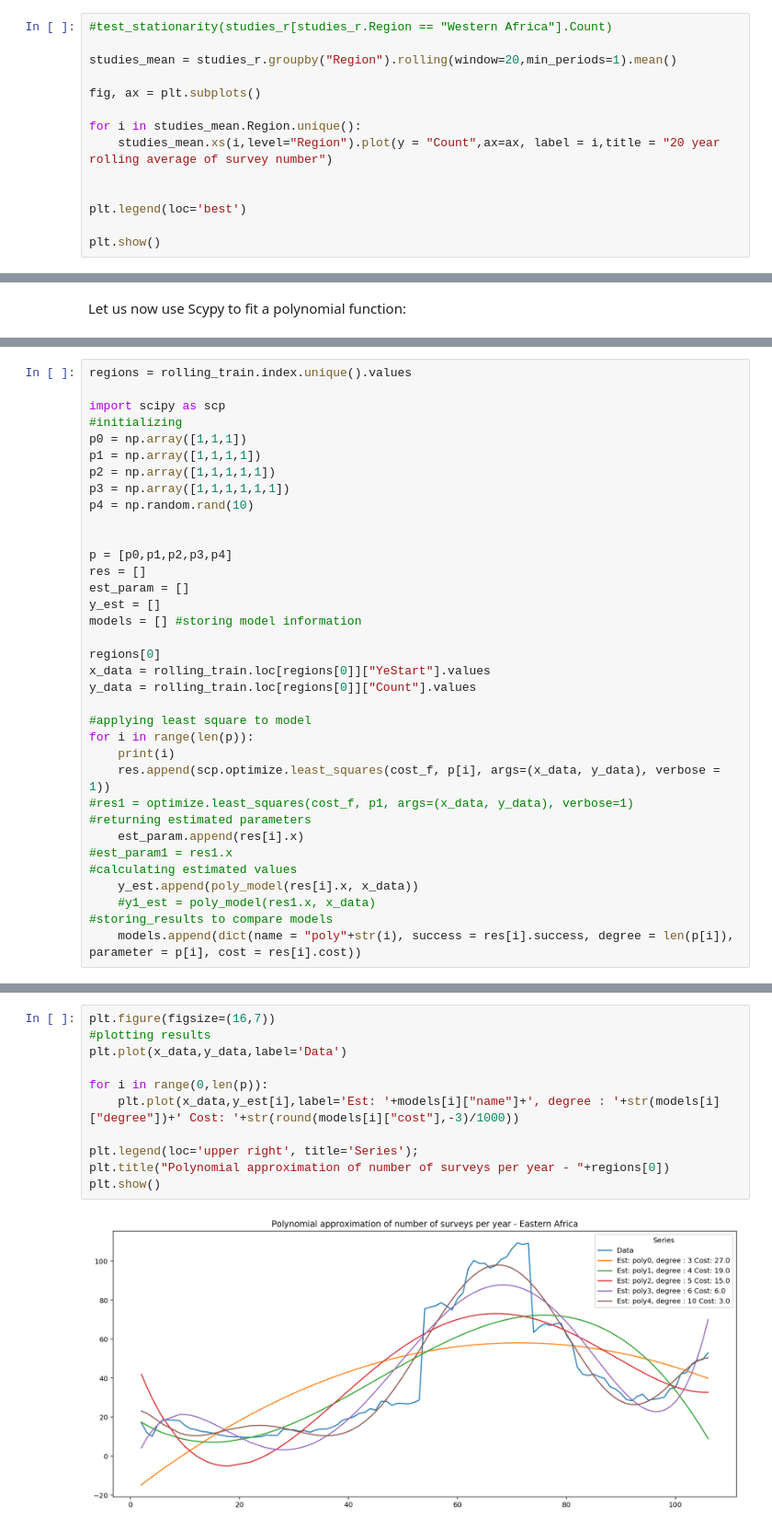
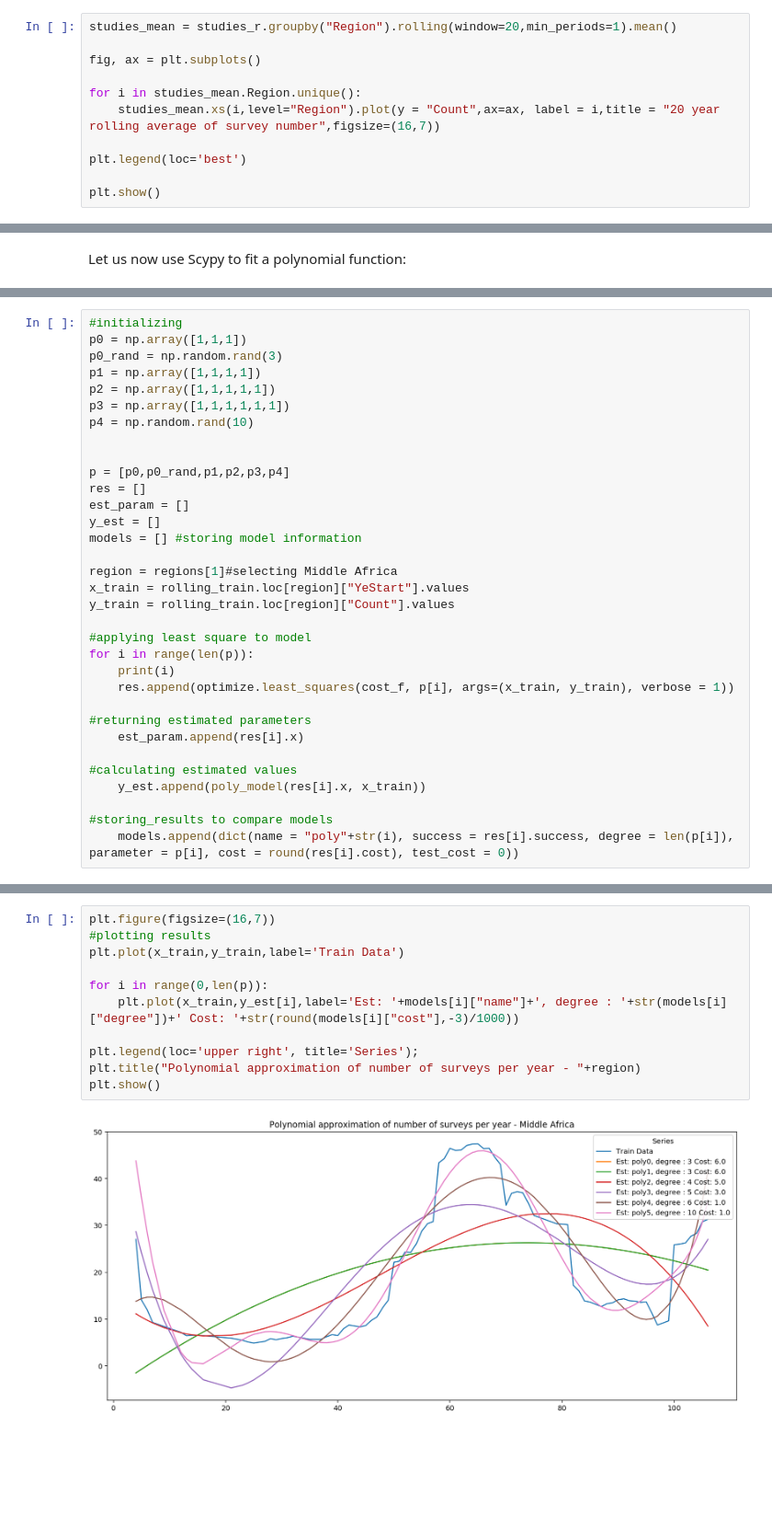
Before and after one commit to SebastianS09/Malaria, a Jupyter notebook: African_anopheline_vectors.ipynb, the cells around one changed output, grey strips where cells are left out. Shown at 92% size. Cells and saved outputs as stored; diff of their text form; blank space fills up the shorter version.

Commit message:
finishing poly lq

```diff
--- a/African_anopheline_vectors.ipynb
+++ b/African_anopheline_vectors.ipynb
@@ -1268,13 +1405,10 @@ def test_stationarity(timeseries):
 # %%
-#test_stationarity(studies_r[studies_r.Region == "Western Africa"].Count)
-
 studies_mean = studies_r.groupby("Region").rolling(window=20,min_periods=1).mean()
 
 fig, ax = plt.subplots()
 
 for i in studies_mean.Region.unique():
-    studies_mean.xs(i,level="Region").plot(y = "Count",ax=ax, label = i,title = "20 year rolling average of survey number")
-
+    studies_mean.xs(i,level="Region").plot(y = "Count",ax=ax, label = i,title = "20 year rolling average of survey number",figsize=(16,7))
 
 plt.legend(loc='best')
 
@@ -1323,38 +1470,36 @@ We will initialize at $1+x+x^2+x^3$
 # %%
-regions = rolling_train.index.unique().values
-
-import scipy as scp
 #initializing
 p0 = np.array([1,1,1])
+p0_rand = np.random.rand(3)
 p1 = np.array([1,1,1,1])
 p2 = np.array([1,1,1,1,1])
 p3 = np.array([1,1,1,1,1,1])
 p4 = np.random.rand(10)
 
 
-p = [p0,p1,p2,p3,p4]
+p = [p0,p0_rand,p1,p2,p3,p4]
 res = []
 est_param = []
 y_est = []
 models = [] #storing model information
 
-regions[0]
-x_data = rolling_train.loc[regions[0]]["YeStart"].values
-y_data = rolling_train.loc[regions[0]]["Count"].values
+region = regions[1]#selecting Middle Africa
+x_train = rolling_train.loc[region]["YeStart"].values
+y_train = rolling_train.loc[region]["Count"].values
 
 #applying least square to model
 for i in range(len(p)):
     print(i)
-    res.append(scp.optimize.least_squares(cost_f, p[i], args=(x_data, y_data), verbose = 1))
-#res1 = optimize.least_squares(cost_f, p1, args=(x_data, y_data), verbose=1)
+    res.append(optimize.least_squares(cost_f, p[i], args=(x_train, y_train), verbose = 1))
+
 #returning estimated parameters
     est_param.append(res[i].x)
-#est_param1 = res1.x
+
 #calculating estimated values
-    y_est.append(poly_model(res[i].x, x_data))
-    #y1_est = poly_model(res1.x, x_data)
+    y_est.append(poly_model(res[i].x, x_train))
+
 #storing_results to compare models
-    models.append(dict(name = "poly"+str(i), success = res[i].success, degree = len(p[i]), parameter = p[i], cost = res[i].cost))
+    models.append(dict(name = "poly"+str(i), success = res[i].success, degree = len(p[i]), parameter = p[i], cost = round(res[i].cost), test_cost = 0))
 # %% [output]
 0
 `ftol` termination condition is satisfied.
@@ -1374,14 +1522,14 @@ Function evaluations 46, initial cost 7.6538e+36, final cost 2.8676e+03, first-o
 # %%
 plt.figure(figsize=(16,7))
 #plotting results
-plt.plot(x_data,y_data,label='Data')
+plt.plot(x_train,y_train,label='Train Data')
 
 for i in range(0,len(p)):
-    plt.plot(x_data,y_est[i],label='Est: '+models[i]["name"]+', degree : '+str(models[i]["degree"])+' Cost: '+str(round(models[i]["cost"],-3)/1000))
+    plt.plot(x_train,y_est[i],label='Est: '+models[i]["name"]+', degree : '+str(models[i]["degree"])+' Cost: '+str(round(models[i]["cost"],-3)/1000))
 
 plt.legend(loc='upper right', title='Series');
-plt.title("Polynomial approximation of number of surveys per year - "+regions[0])
+plt.title("Polynomial approximation of number of surveys per year - "+region)
 plt.show()
 # %% [output]
-[figure, old version]
+[figure, new version]
 # %% [markdown]
```
Also changed, not shown: parts of 34 cells of this notebook.
